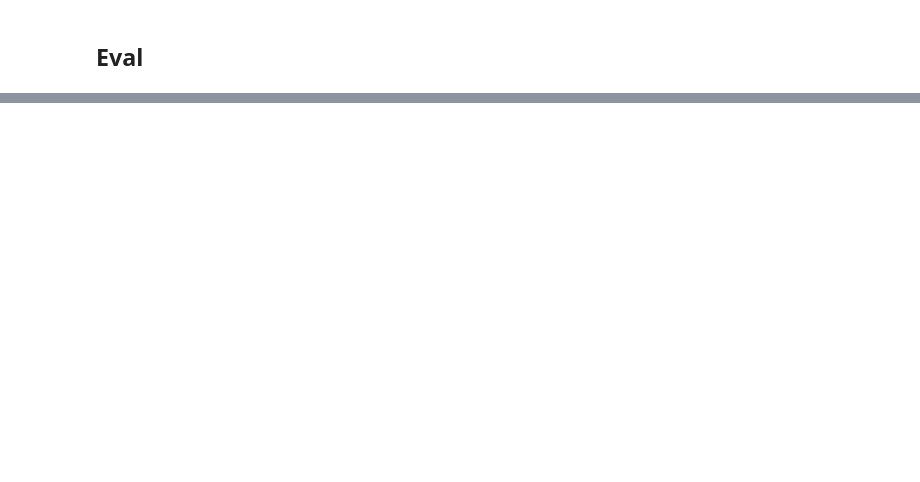
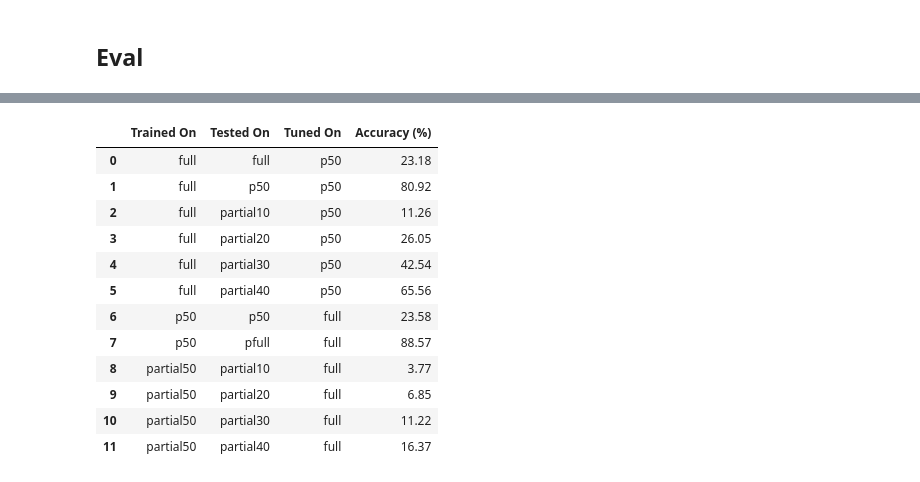
Before and after one commit to DavidClaszen/pointcloud-bench, a Jupyter notebook: colab/PCT-tune.ipynb, the cells around one changed output, grey strips where cells are left out. Saved outputs shown, nothing was run; the diff lists cells and outputs as text; code cells hidden in the pictures; blank space fills up the shorter version.

Commit message:
tune notebook done

```diff
--- a/colab/PCT-tune.ipynb
+++ b/colab/PCT-tune.ipynb
@@ -157,0 +292,11 @@ df.to_csv('pct_results.csv', index=False, sep=';')
+# %%
+# Extreme partialities, full model, tuned partial
+
+y_true, y_pred = test_pct(data_folder='pm40_partiality_level', checkpoint='pct_pfull_p50', partiality='_40')
+result_df['full_partial40_tunep50'] = y_pred
+y_true, y_pred = test_pct(data_folder='pm40_partiality_level', checkpoint='pct_pfull_p50', partiality='_30')
+result_df['full_partial30_tunep50'] = y_pred
+y_true, y_pred = test_pct(data_folder='pm40_partiality_level', checkpoint='pct_pfull_p50', partiality='_20')
+result_df['full_partial20_tunep50'] = y_pred
+y_true, y_pred = test_pct(data_folder='pm40_partiality_level', checkpoint='pct_pfull_p50', partiality='_10')
+result_df['full_partial10_tunep50'] = y_pred
@@ -157,0 +321,10 @@ df.to_csv('pct_results.csv', index=False, sep=';')
+# %%
+# Extreme partialities, partial model, tuned full
+y_true, y_pred = test_pct(data_folder='pm40_partiality_level', checkpoint='pct_p50_pfull', partiality='_40')
+result_df['partial50_partial40_tunefull'] = y_pred
+y_true, y_pred = test_pct(data_folder='pm40_partiality_level', checkpoint='pct_p50_pfull', partiality='_30')
+result_df['partial50_partial30_tunefull'] = y_pred
+y_true, y_pred = test_pct(data_folder='pm40_partiality_level', checkpoint='pct_p50_pfull', partiality='_20')
+result_df['partial50_partial20_tunefull'] = y_pred
+y_true, y_pred = test_pct(data_folder='pm40_partiality_level', checkpoint='pct_p50_pfull', partiality='_10')
+result_df['partial50_partial10_tunefull'] = y_pred
@@ -157,0 +349,38 @@ df.to_csv('pct_results.csv', index=False, sep=';')
+# %%
+# Store results
+results_dir = os.path.join(DRIVE_PATH, 'results')
+os.makedirs(results_dir, exist_ok=True)
+result_df.to_csv(os.path.join(results_dir, 'pct_results_tuning.csv'), index=False, sep=';')
+
+# Table results
+accuracies = []
+columns = result_df.columns[1:]
+
+for col in columns:
+  accuracy = accuracy_score(y_true, result_df[col])
+  accuracies.append(accuracy * 100)
+
+accuracy_df = pd.DataFrame({
+    'Trained On': columns,
+    'Accuracy (%)': accuracies
+})
+
+accuracy_df[['Trained On', 'Tested On', 'Tuned On']] = accuracy_df['Trained On'].str.split('_', expand=True)
+accuracy_df['Accuracy (%)'] = accuracy_df['Accuracy (%)'].map("{:.2f}".format)
+accuracy_df = accuracy_df.sort_values(by=['Trained On', 'Tested On'])[['Trained On', 'Tested On', 'Tuned On', 'Accuracy (%)']].reset_index(drop=True)
+accuracy_df['Tuned On'] = accuracy_df['Tuned On'].str.replace('tune|\\)', '', regex=True)
+display(HTML(accuracy_df.to_html()))
+# %% [output]
+|  | Trained On | Tested On | Tuned On | Accuracy (%) |
+| 0 | full | full | p50 | 23.18 |
+| 1 | full | p50 | p50 | 80.92 |
+| 2 | full | partial10 | p50 | 11.26 |
+| 3 | full | partial20 | p50 | 26.05 |
+| 4 | full | partial30 | p50 | 42.54 |
+| 5 | full | partial40 | p50 | 65.56 |
+| 6 | p50 | p50 | full | 23.58 |
+| 7 | p50 | pfull | full | 88.57 |
+| 8 | partial50 | partial10 | full | 3.77 |
+| 9 | partial50 | partial20 | full | 6.85 |
+| 10 | partial50 | partial30 | full | 11.22 |
+| 11 | partial50 | partial40 | full | 16.37 |
```
Also changed, not shown: parts of 14 cells of this notebook.
